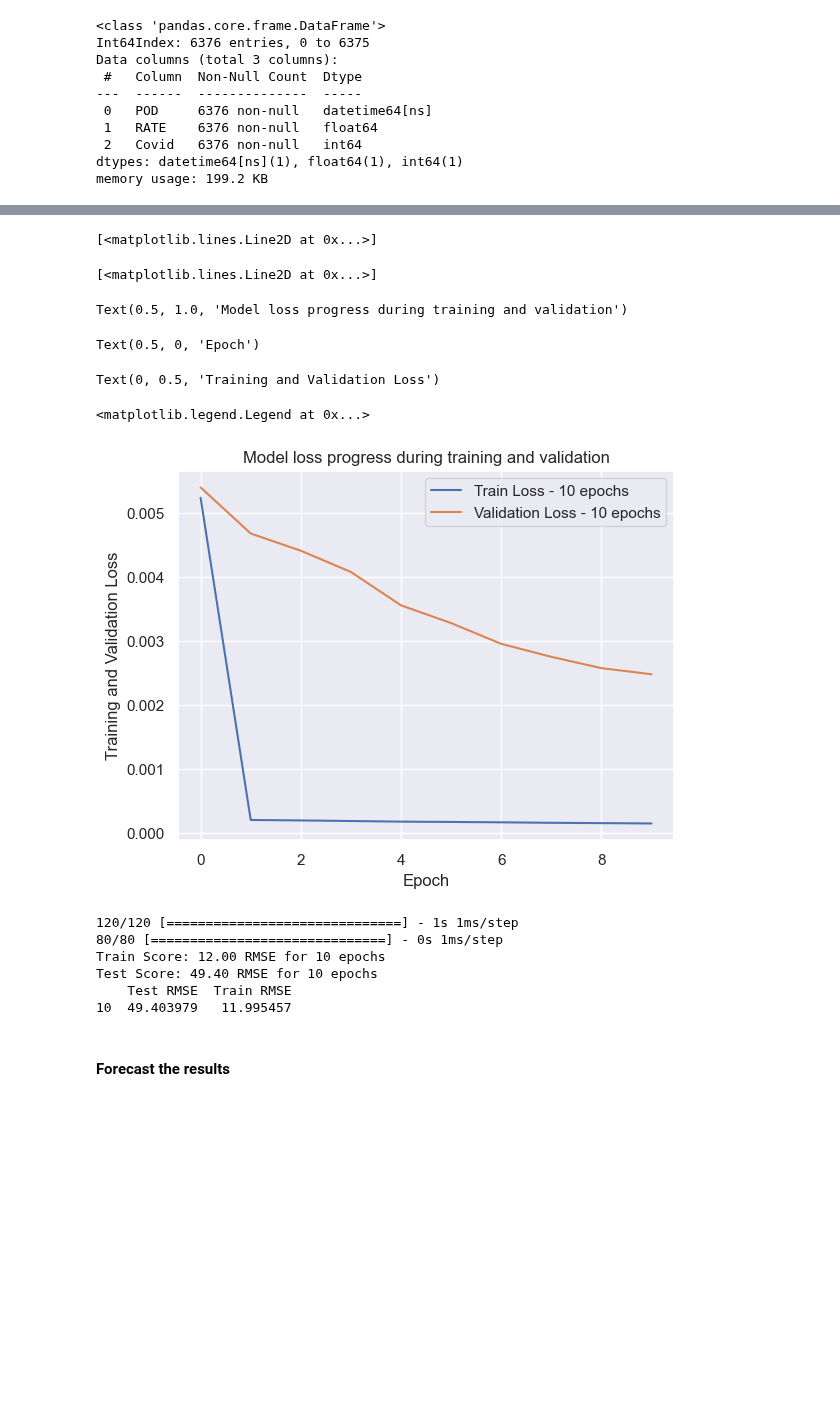
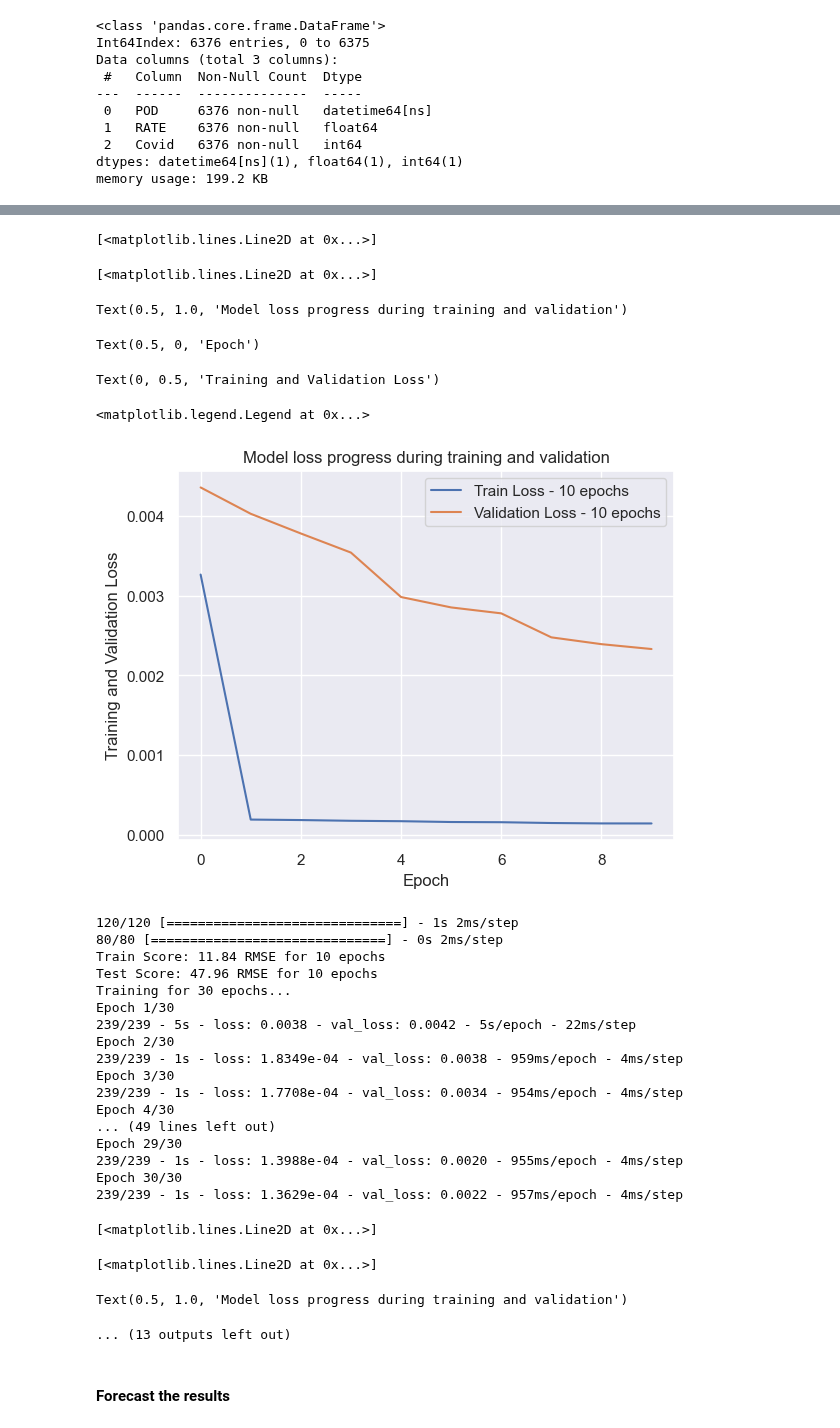
Before and after one commit to aloysiuswjw/Cost-Rate-Analysis, a Jupyter notebook: main_day1.ipynb, the cells around one changed output, grey strips where cells are left out. Saved outputs shown, nothing was run; the diff lists cells and outputs as text; code cells hidden in the pictures; blank space fills up the shorter version.

```diff
--- a/main_day1.ipynb
+++ b/main_day1.ipynb
@@ -275,8 +275,8 @@ def create_dataset(dataset, look_back=1):
 def create_LSTM_model(trainX, trainY, testX, testY, epochs):
     # LSTM model
     model = Sequential()
-    model.add(LSTM(50, activation='tanh', return_sequences=True, input_shape=(trainX.shape[1], trainX.shape[2])))
-    model.add(LSTM(50, activation='tanh'))
+    model.add(LSTM(100, activation='tanh', return_sequences=True, input_shape=(trainX.shape[1], trainX.shape[2])))
+    model.add(LSTM(100, activation='tanh'))
     model.add(Dense(1))
     model.compile(loss='mean_squared_error', optimizer='adam')
 
@@ -332,7 +332,7 @@ memory usage: 199.2 KB
 # Normalize dataset for LSTM
 from sklearn.preprocessing import MinMaxScaler
 scaler = MinMaxScaler(feature_range=(0, 1))
-dataset = scaler.fit_transform(df_interpolated['RATE'].values.reshape(-1,1))
+dataset = scaler.fit_transform(df_lstm2['RATE'].values.reshape(-1,1))
 
 # Split into train and test sets
 train_size = int(len(dataset) * 0.6)
@@ -349,7 +349,7 @@ trainX = np.reshape(trainX, (trainX.shape[0], 1, trainX.shape[1]))
 testX = np.reshape(testX, (testX.shape[0], 1, testX.shape[1]))
 
 # Number of epochs for training
-epochs_list = [10]
+epochs_list = [10, 30, 50]
 
 rmse_results = {}
 
@@ -410,16 +410,31 @@ Epoch 10/10
 [<matplotlib.lines.Line2D at 0x...>]
 [<matplotlib.lines.Line2D at 0x...>]
 Text(0.5, 1.0, 'Model loss progress during training and validation')
 Text(0.5, 0, 'Epoch')
 Text(0, 0.5, 'Training and Validation Loss')
 <matplotlib.legend.Legend at 0x...>
-[figure, old version]
+[figure, new version]
-120/120 [==============================] - 1s 1ms/step
-80/80 [==============================] - 0s 1ms/step
-Train Score: 12.00 RMSE for 10 epochs
-Test Score: 49.40 RMSE for 10 epochs
-    Test RMSE  Train RMSE
-10  49.403979   11.995457
+120/120 [==============================] - 1s 2ms/step
+80/80 [==============================] - 0s 2ms/step
+Train Score: 11.84 RMSE for 10 epochs
+Test Score: 47.96 RMSE for 10 epochs
+Training for 30 epochs...
+Epoch 1/30
+239/239 - 5s - loss: 0.0038 - val_loss: 0.0042 - 5s/epoch - 22ms/step
+Epoch 2/30
+239/239 - 1s - loss: 1.8349e-04 - val_loss: 0.0038 - 959ms/epoch - 4ms/step
+Epoch 3/30
+239/239 - 1s - loss: 1.7708e-04 - val_loss: 0.0034 - 954ms/epoch - 4ms/step
+Epoch 4/30
+... (49 lines left out)
+Epoch 29/30
+239/239 - 1s - loss: 1.3988e-04 - val_loss: 0.0020 - 955ms/epoch - 4ms/step
+Epoch 30/30
+239/239 - 1s - loss: 1.3629e-04 - val_loss: 0.0022 - 957ms/epoch - 4ms/step
+[<matplotlib.lines.Line2D at 0x...>]
+[<matplotlib.lines.Line2D at 0x...>]
+Text(0.5, 1.0, 'Model loss progress during training and validation')
+... (13 outputs left out)
 # %% [markdown]
 <h4>Forecast the results</h4>
 # %%
```
Also changed, not shown: parts of 5 cells of this notebook, 1 other file.
